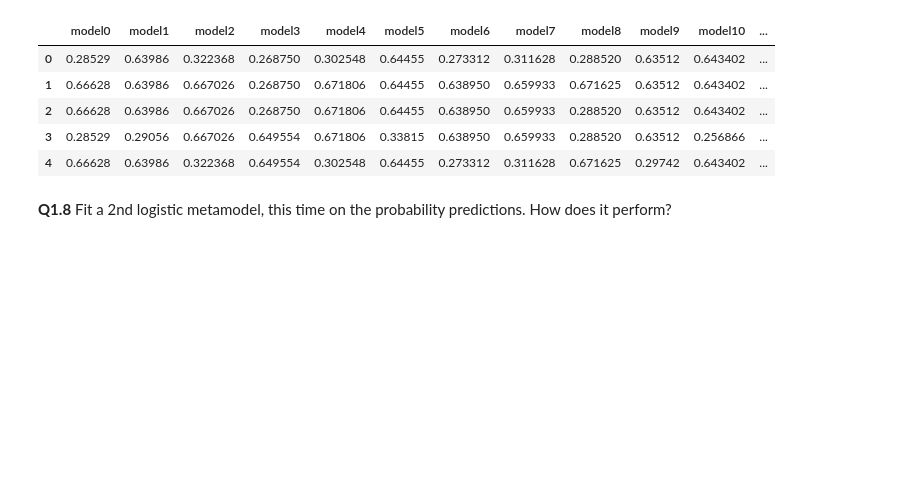
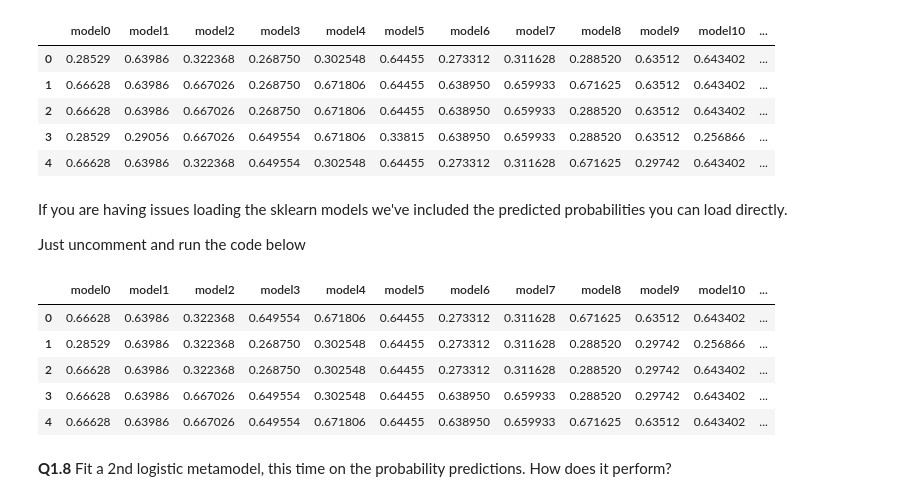
Before and after one commit to Harvard-IACS/2021-s109a, a Jupyter notebook: labs/lab5/lab5_solutions.ipynb, the cells around one changed output. Saved outputs shown, nothing was run; the diff lists cells and outputs as text; code cells hidden in the pictures; blank space fills up the shorter version.

Commit message:
update lab5: include proba prediction files

```diff
--- a/labs/lab5/lab5_solutions.ipynb
+++ b/labs/lab5/lab5_solutions.ipynb
@@ -369,3 +369,7 @@ probas_tune.head()
 | 2 | 0.66628 | 0.63986 | 0.667026 | 0.268750 | 0.671806 | 0.64455 | 0.638950 | 0.659933 | 0.288520 | 0.63512 | 0.643402 | ... |
 | 3 | 0.28529 | 0.29056 | 0.667026 | 0.649554 | 0.671806 | 0.33815 | 0.638950 | 0.659933 | 0.288520 | 0.63512 | 0.256866 | ... |
 | 4 | 0.66628 | 0.63986 | 0.322368 | 0.649554 | 0.302548 | 0.64455 | 0.273312 | 0.311628 | 0.671625 | 0.29742 | 0.643402 | ... |
+# %% [markdown]
+If you are having issues loading the sklearn models we've included the predicted probabilities you can load directly.
+
+Just uncomment and run the code below
@@ -372,3 +380,12 @@ probas_tune.head()
+# %%
+probas_train.head()
+# %% [output]
+|  | model0 | model1 | model2 | model3 | model4 | model5 | model6 | model7 | model8 | model9 | model10 | ... |
+| 0 | 0.66628 | 0.63986 | 0.322368 | 0.649554 | 0.671806 | 0.64455 | 0.273312 | 0.311628 | 0.671625 | 0.63512 | 0.643402 | ... |
+| 1 | 0.28529 | 0.63986 | 0.322368 | 0.268750 | 0.302548 | 0.64455 | 0.273312 | 0.311628 | 0.288520 | 0.29742 | 0.256866 | ... |
+| 2 | 0.66628 | 0.63986 | 0.322368 | 0.268750 | 0.302548 | 0.64455 | 0.273312 | 0.311628 | 0.288520 | 0.29742 | 0.643402 | ... |
+| 3 | 0.66628 | 0.63986 | 0.667026 | 0.649554 | 0.302548 | 0.64455 | 0.638950 | 0.659933 | 0.288520 | 0.29742 | 0.643402 | ... |
+| 4 | 0.66628 | 0.63986 | 0.667026 | 0.649554 | 0.671806 | 0.64455 | 0.638950 | 0.659933 | 0.671625 | 0.63512 | 0.643402 | ... |
 # %% [markdown]
 **Q1.8** Fit a 2nd logistic metamodel, this time on the probability predictions. How does it perform?
 # %%
```
Also changed, not shown: parts of 1 cell of this notebook, 3 other files.
